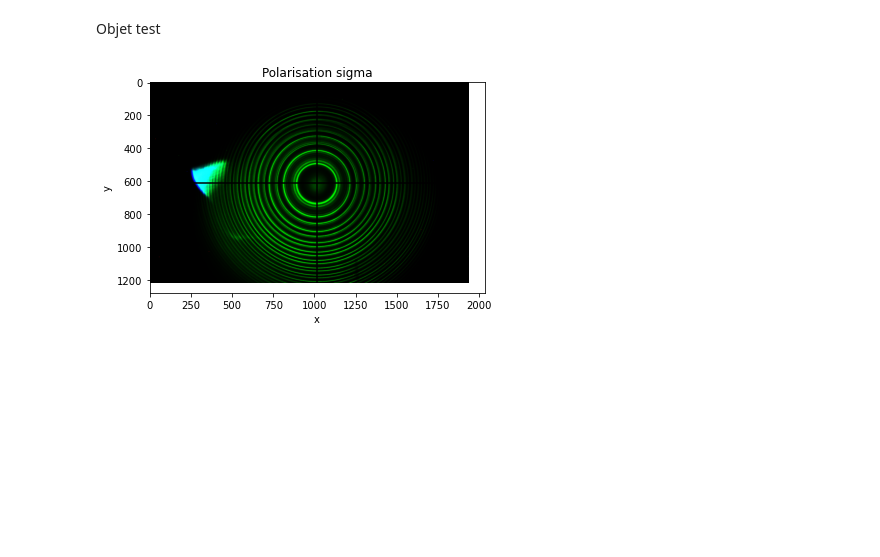
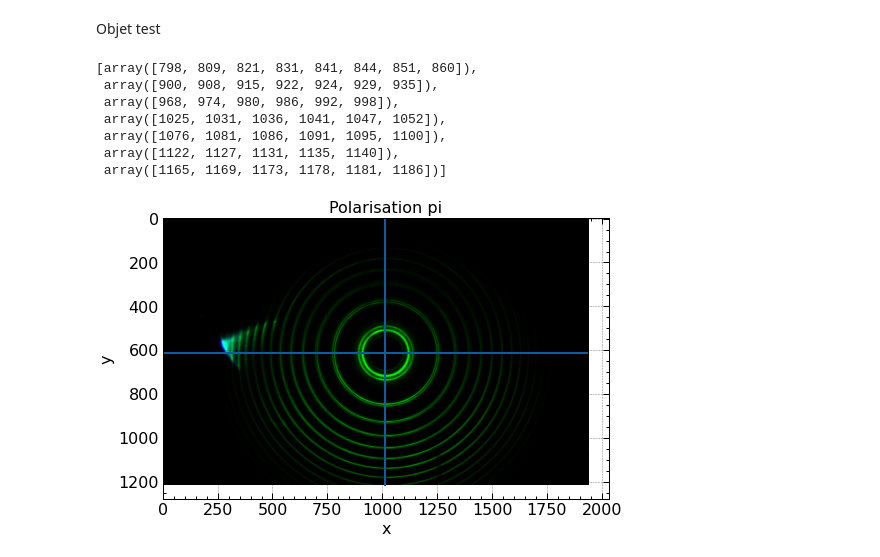
Before and after one commit to pierrotlamontagne/Github-labo-3, a Jupyter notebook: ZEE/Analyse.ipynb, the cells around one changed output. Cells and saved outputs as stored; diff of their text form; code cells hidden in the pictures; blank space fills up the shorter version.

```diff
--- a/ZEE/Analyse.ipynb
+++ b/ZEE/Analyse.ipynb
@@ -22,7 +27,17 @@ Objet test
 # %%
 test = zeeman(image_tout_fichier, image_pi_fichier, image_sigma_fichier)
 # %%
-test.image_sigma()
+test.pics_array
 # %% [output]
-[figure, removed]
+[array([798, 809, 821, 831, 841, 844, 851, 860]),
+ array([900, 908, 915, 922, 924, 929, 935]),
+ array([968, 974, 980, 986, 992, 998]),
+ array([1025, 1031, 1036, 1041, 1047, 1052]),
+ array([1076, 1081, 1086, 1091, 1095, 1100]),
+ array([1122, 1127, 1131, 1135, 1140]),
+ array([1165, 1169, 1173, 1178, 1181, 1186])]
+# %%
+test.image_pi()
+# %% [output]
+[figure, added]
 # %%
```
Also changed, not shown: parts of 5 cells of this notebook, 1 other file.
